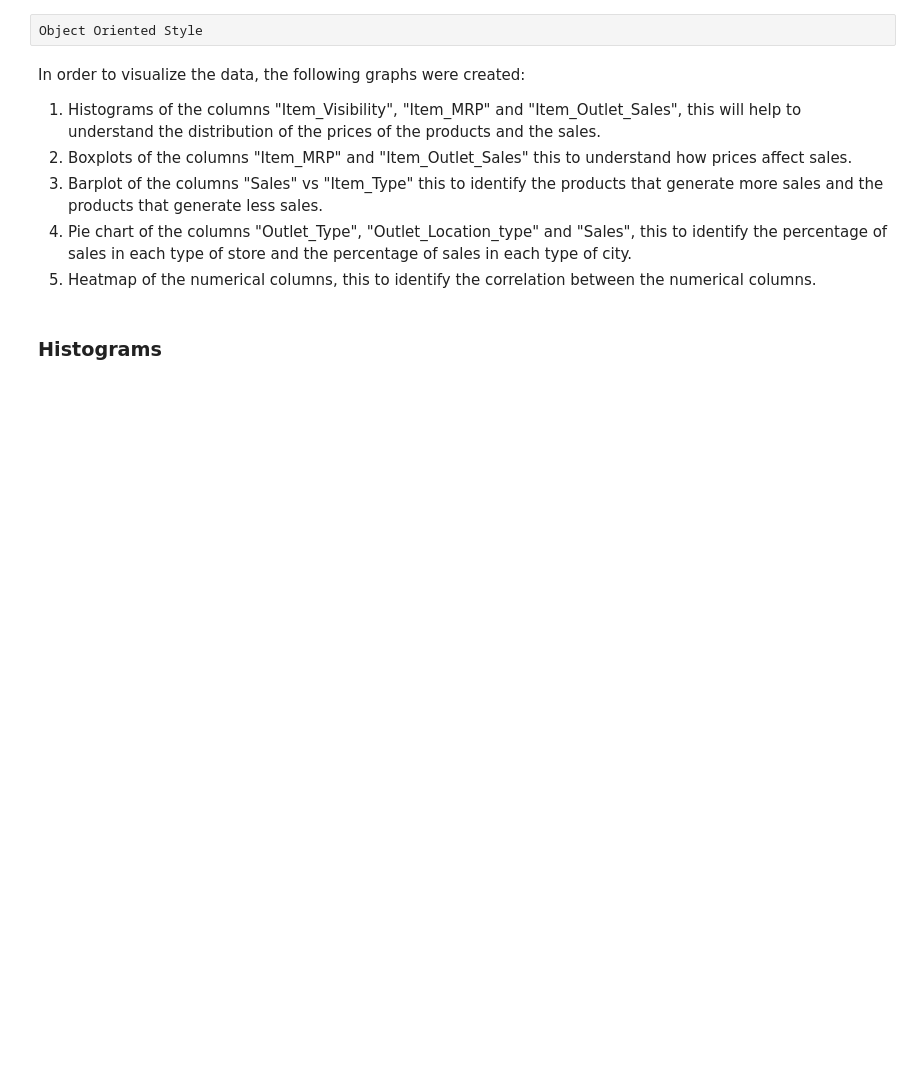
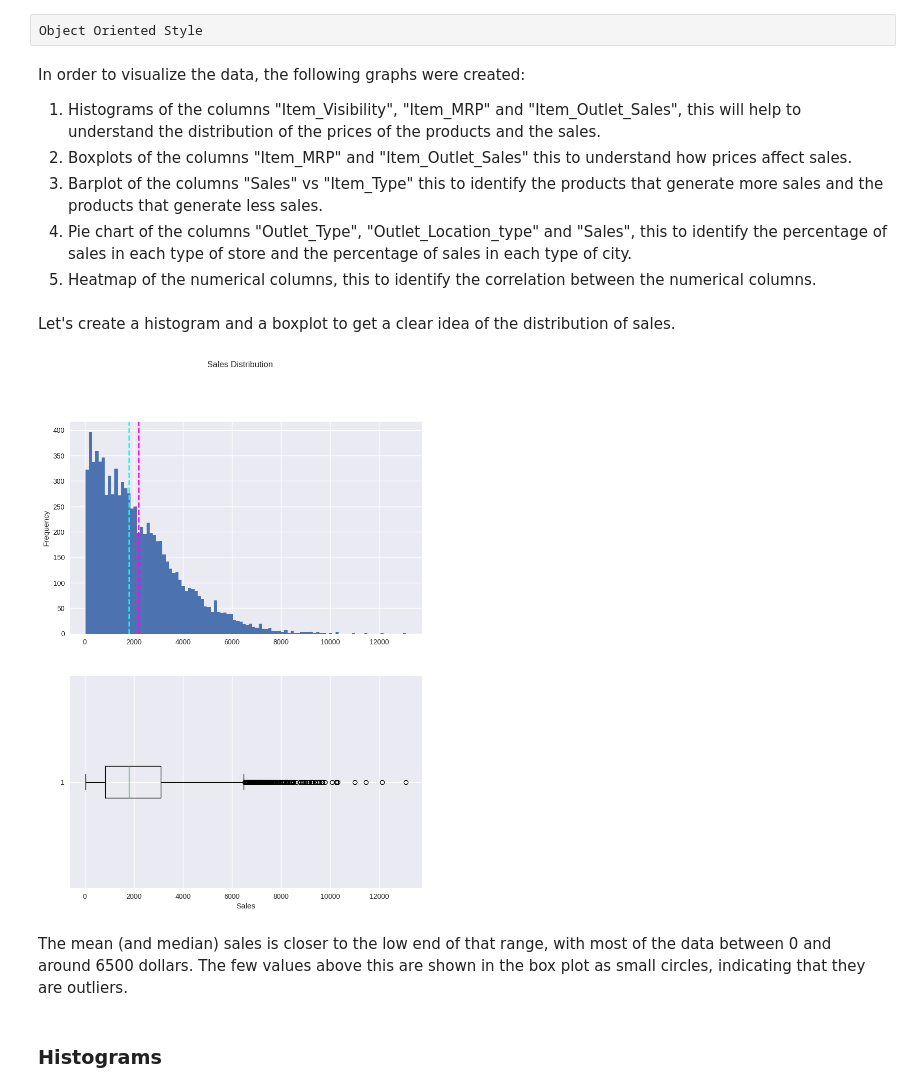
Before and after one commit to YeisonAndreyLiCe/food_sales_prediction, a Jupyter notebook: food_sales_forecast.ipynb, the cells around one changed output. Drawn from its saved outputs; the diff is of its cells as text; code cells hidden in the pictures; blank space fills up the shorter version.

```diff
--- a/food_sales_forecast.ipynb
+++ b/food_sales_forecast.ipynb
@@ -331,6 +336,36 @@ In order to visualize the data, the following graphs were created:
 3. Barplot of the columns "Sales" vs "Item_Type" this to identify the products that generate more sales and the products that generate less sales.
 4. Pie chart of the columns "Outlet_Type", "Outlet_Location_type" and "Sales", this to identify the percentage of sales in each type of store and the percentage of sales in each type of city.
 5. Heatmap of the numerical columns, this to identify the correlation between the numerical columns.
+# %% [markdown]
+Let's create a histogram and a boxplot to get a clear idea of the distribution of sales.
+# %%
+# get the column of interest
+label = df['Item_Outlet_Sales']
+
+# Create a figure for 2 subplots (2 rows, 1 column)
+fig, ax = plt.subplots(2, 1, figsize = (9,12))
+
+# Plot the histogram
+ax[0].hist(label, bins=100)
+ax[0].set_ylabel('Frequency')
+
+# Add lines for the mean, median, and mode
+ax[0].axvline(label.mean(), color='magenta', linestyle='dashed', linewidth=2)
+ax[0].axvline(label.median(), color='cyan', linestyle='dashed', linewidth=2)
+
+# Plot the boxplot
+ax[1].boxplot(label, vert=False)
+ax[1].set_xlabel('Sales')
+
+# Add a title to the Figure
+fig.suptitle('Sales Distribution')
+
+# Show the figure
+plt.show()
+# %% [output]
+[figure, added]
+# %% [markdown]
+The mean (and median) sales is closer to the low end of that range, with most of the data between 0 and around 6500 dollars. The few values above this are shown in the box plot as small circles, indicating that they are outliers.
 # %% [markdown]
 ### Histograms
 # %%
```
Also changed, not shown: parts of 25 cells of this notebook.
